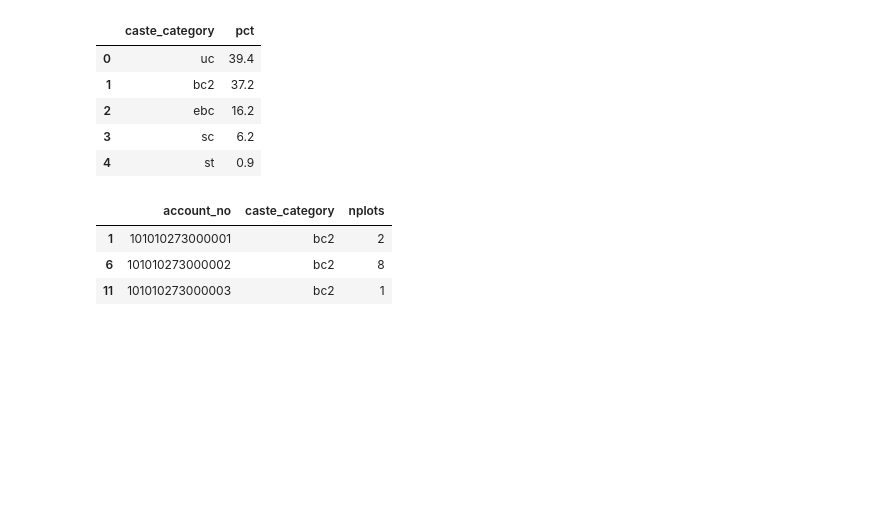
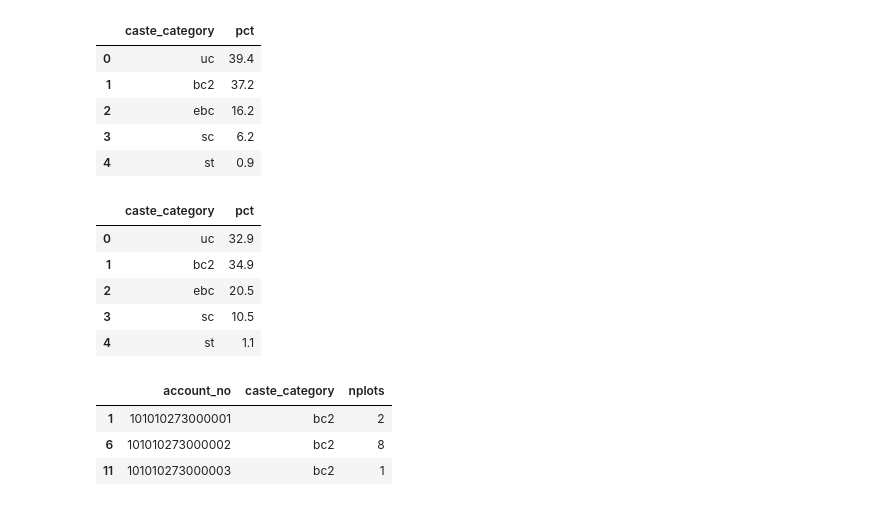
Before and after one commit to in-rolls/land, a Jupyter notebook: scripts/42_land_distribution_bihar_caste.ipynb, the cells around one changed output. Drawn from its saved outputs; the diff is of its cells as text; code cells hidden in the pictures; blank space fills up the shorter version.

Commit message:
Add summary of account holder numbers by the 5 caste groups

```diff
--- a/scripts/42_land_distribution_bihar_caste.ipynb
+++ b/scripts/42_land_distribution_bihar_caste.ipynb
@@ -96,6 +96,25 @@ table
 | 2 | ebc | 16.2 |
 | 3 | sc | 6.2 |
 | 4 | st | 0.9 |
+# %%
+ind_table = (
+    df
+    .drop_duplicates("account_no")
+    .groupby("caste_category")
+    .agg({"caste_category": "count"})
+    .set_axis(["pct"], axis=1)
+    .assign(pct=lambda df: 100*df["pct"]/df["pct"].sum())
+    .round(1)
+    .reset_index()
+)
+ind_table
+# %% [output]
+|  | caste_category | pct |
+| 0 | uc | 32.9 |
+| 1 | bc2 | 34.9 |
+| 2 | ebc | 20.5 |
+| 3 | sc | 10.5 |
+| 4 | st | 1.1 |
 # %%
 df_num_plots = (df
                 .groupby(["account_no", "caste_category"])
```
Also changed, not shown: parts of 1 cell of this notebook.
